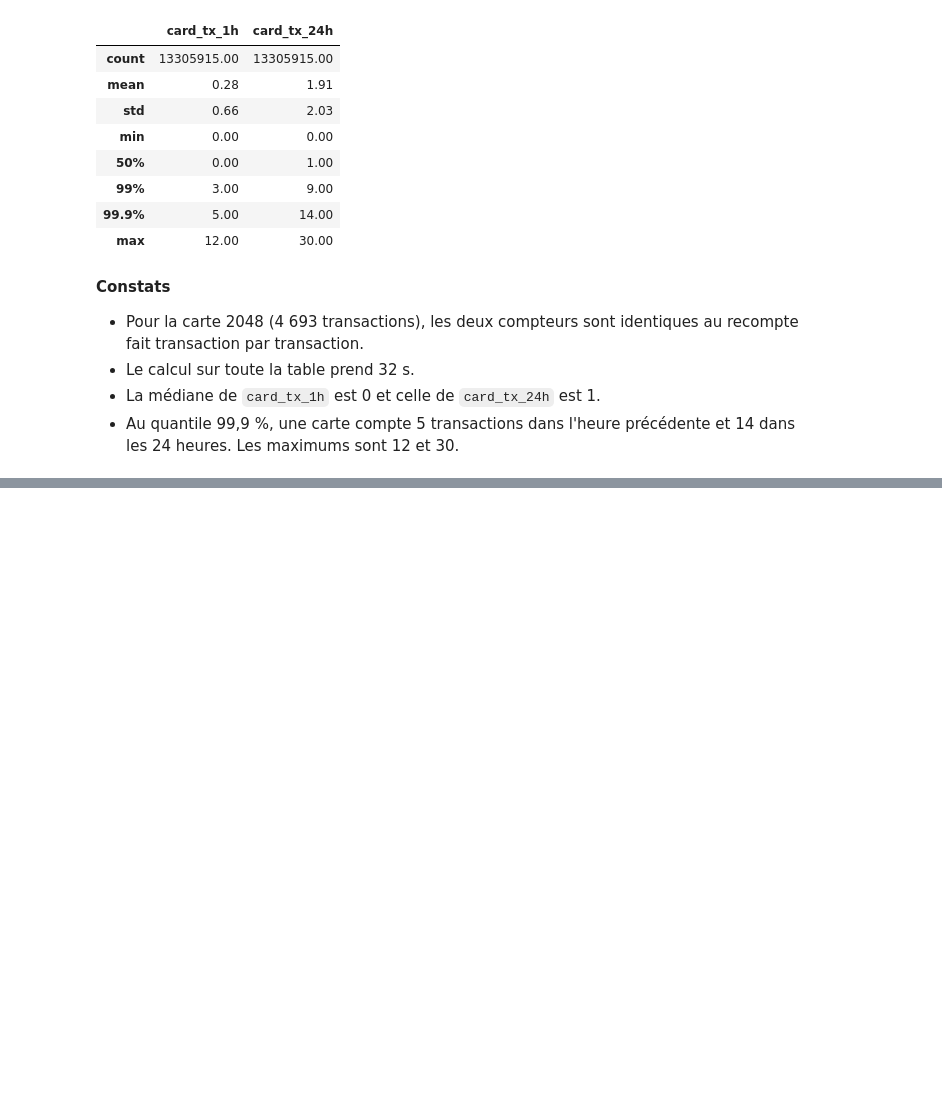
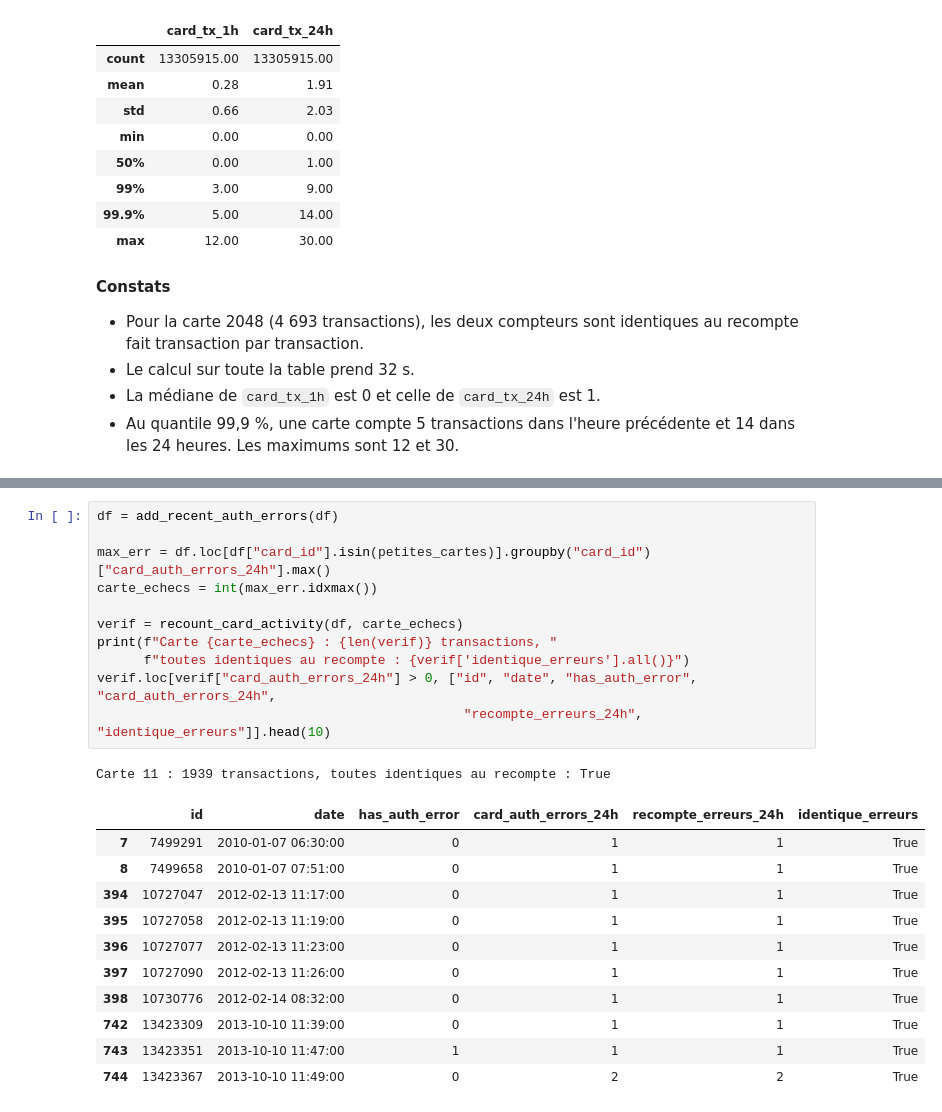
Before and after one commit to gorfanalyst-hue/projet5-fraude-bancaire, a Jupyter notebook: notebooks/04_table_analyse.ipynb, the cells around one changed output, grey strips where cells are left out. Saved outputs shown, nothing was run; the diff lists cells and outputs as text; blank space fills up the shorter version.

```diff
--- a/notebooks/04_table_analyse.ipynb
+++ b/notebooks/04_table_analyse.ipynb
@@ -276,0 +283,24 @@ df[["card_tx_1h", "card_tx_24h"]].describe(percentiles=[0.5, 0.99, 0.999]).round
+# %%
+df = add_recent_auth_errors(df)
+
+max_err = df.loc[df["card_id"].isin(petites_cartes)].groupby("card_id")["card_auth_errors_24h"].max()
+carte_echecs = int(max_err.idxmax())
+
+verif = recount_card_activity(df, carte_echecs)
+print(f"Carte {carte_echecs} : {len(verif)} transactions, "
+      f"toutes identiques au recompte : {verif['identique_erreurs'].all()}")
+verif.loc[verif["card_auth_errors_24h"] > 0, ["id", "date", "has_auth_error", "card_auth_errors_24h",
+                                               "recompte_erreurs_24h", "identique_erreurs"]].head(10)
+# %% [output]
+Carte 11 : 1939 transactions, toutes identiques au recompte : True
+|  | id | date | has_auth_error | card_auth_errors_24h | recompte_erreurs_24h | identique_erreurs |
+| 7 | 7499291 | 2010-01-07 06:30:00 | 0 | 1 | 1 | True |
+| 8 | 7499658 | 2010-01-07 07:51:00 | 0 | 1 | 1 | True |
+| 394 | 10727047 | 2012-02-13 11:17:00 | 0 | 1 | 1 | True |
+| 395 | 10727058 | 2012-02-13 11:19:00 | 0 | 1 | 1 | True |
+| 396 | 10727077 | 2012-02-13 11:23:00 | 0 | 1 | 1 | True |
+| 397 | 10727090 | 2012-02-13 11:26:00 | 0 | 1 | 1 | True |
+| 398 | 10730776 | 2012-02-14 08:32:00 | 0 | 1 | 1 | True |
+| 742 | 13423309 | 2013-10-10 11:39:00 | 0 | 1 | 1 | True |
+| 743 | 13423351 | 2013-10-10 11:47:00 | 1 | 1 | 1 | True |
+| 744 | 13423367 | 2013-10-10 11:49:00 | 0 | 2 | 2 | True |
```
Also changed, not shown: parts of 3 cells of this notebook, 1 other file.
